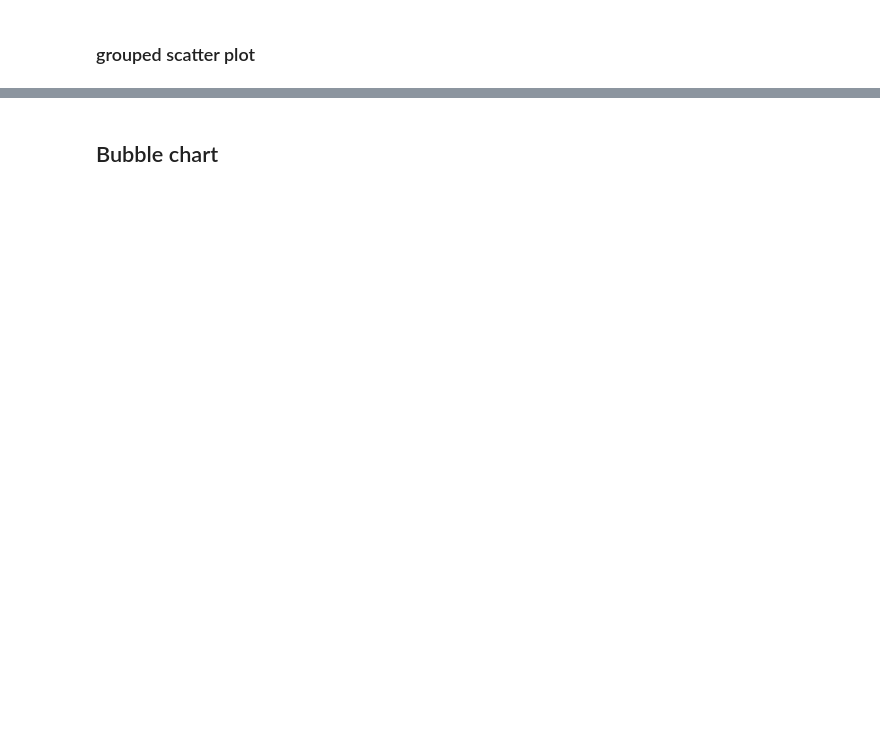
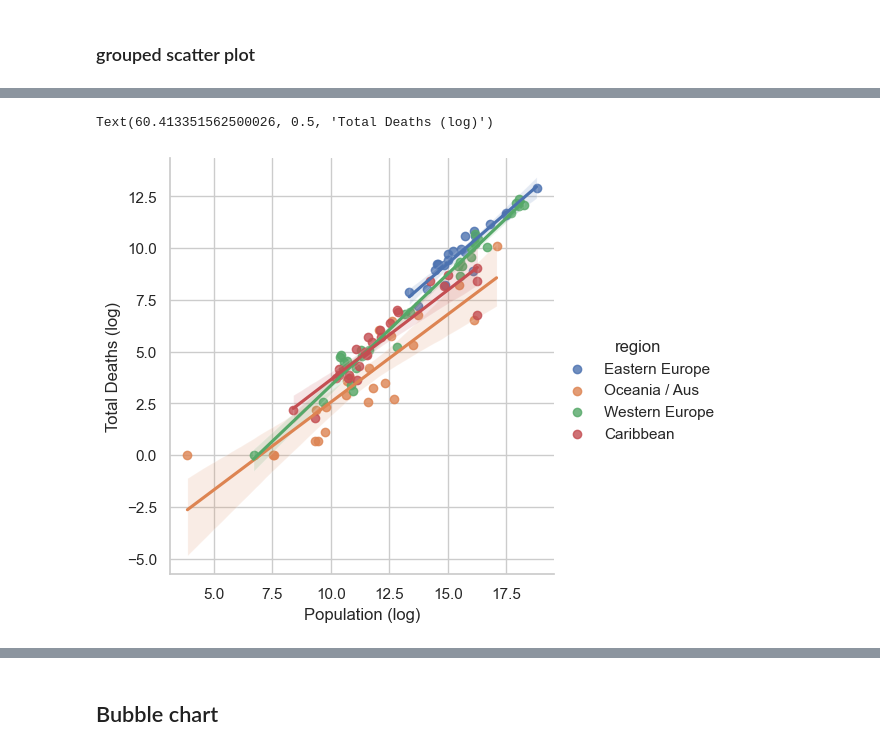
Before and after one commit to jieshu-wang-SBU/EST389_371_2026_spring, a Jupyter notebook: lectures/07-Data_visualization/07-04_Visualize_two_or_more_numerical_variables.ipynb, the cells around one changed output, grey strips where cells are left out. Saved outputs shown, nothing was run; the diff lists cells and outputs as text; code cells hidden in the pictures; blank space fills up the shorter version.

```diff
--- a/lectures/07-Data_visualization/07-04_Visualize_two_or_more_numerical_variables.ipynb
+++ b/lectures/07-Data_visualization/07-04_Visualize_two_or_more_numerical_variables.ipynb
@@ -40,0 +68,10 @@ plt.yscale('log')
+# %%
+# Plot a grouped regression plot
+sns.set_theme(style="whitegrid")
+sns.lmplot(data=covid_totals[covid_totals['region'].isin(['Western Europe', 'Caribbean', 'Oceania / Aus', 'Eastern Europe'])], x='population_log', y='total_deaths_log', hue='region')
+
+plt.xlabel("Population (log)")
+plt.ylabel("Total Deaths (log)")
+# %% [output]
+Text(60.413351562500026, 0.5, 'Total Deaths (log)')
+[figure, added]
```
Also changed, not shown: parts of 10 cells of this notebook, 2 other files.
